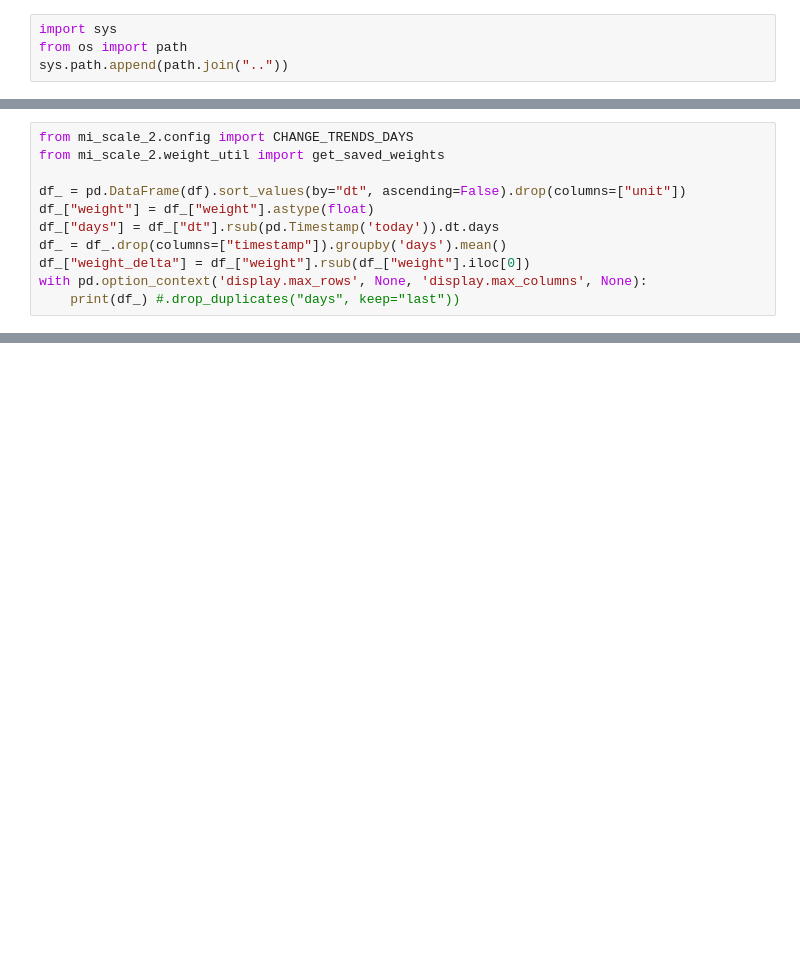
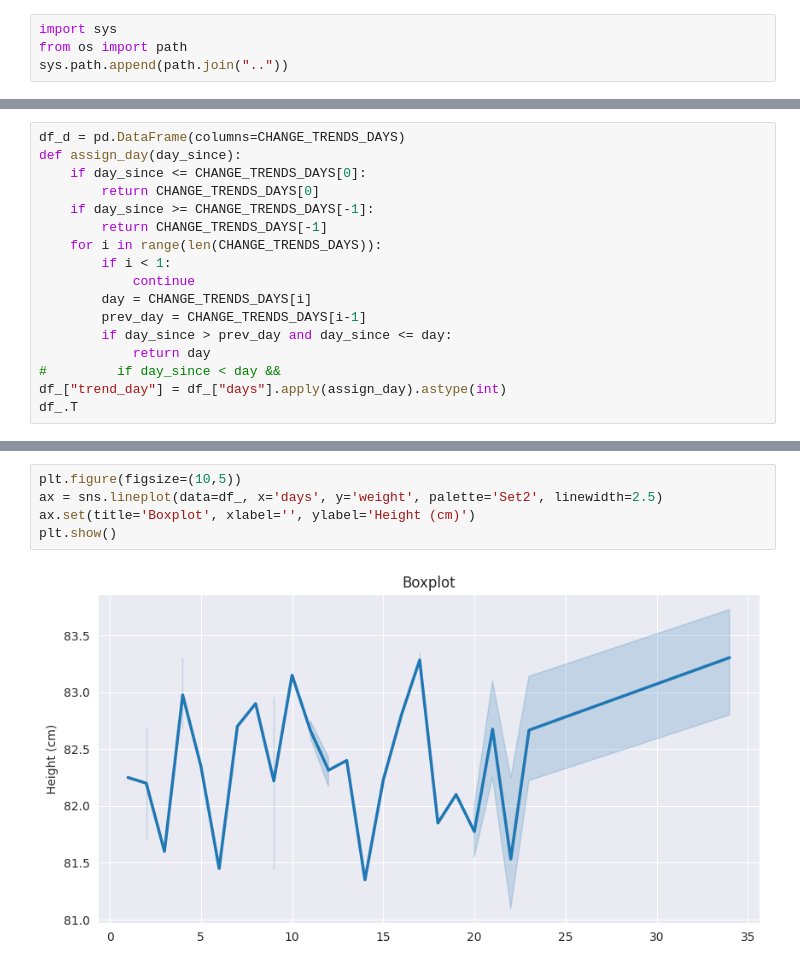
Before and after one commit to pohy/mi-scale-2, a Jupyter notebook: experiments/plots.ipynb, the cells around one changed output, grey strips where cells are left out. Drawn from its saved outputs; the diff is of its cells as text; blank space fills up the shorter version.

```diff
--- a/experiments/plots.ipynb
+++ b/experiments/plots.ipynb
@@ -81,11 +80,0 @@ Index(['weight', 'unit', 'timestamp', 'dt'], dtype='object')
-# %%
-from mi_scale_2.config import CHANGE_TRENDS_DAYS
-from mi_scale_2.weight_util import get_saved_weights
-
-df_ = pd.DataFrame(df).sort_values(by="dt", ascending=False).drop(columns=["unit"])
-df_["weight"] = df_["weight"].astype(float)
-df_["days"] = df_["dt"].rsub(pd.Timestamp('today')).dt.days
-df_ = df_.drop(columns=["timestamp"]).groupby('days').mean()
-df_["weight_delta"] = df_["weight"].rsub(df_["weight"].iloc[0])
-with pd.option_context('display.max_rows', None, 'display.max_columns', None):
-    print(df_) #.drop_duplicates("days", keep="last"))
@@ -119,0 +81,17 @@ Text(0, 0.5, 'Weight (kg)')
+# %%
+df_d = pd.DataFrame(columns=CHANGE_TRENDS_DAYS)
+def assign_day(day_since):
+    if day_since <= CHANGE_TRENDS_DAYS[0]:
+        return CHANGE_TRENDS_DAYS[0]
+    if day_since >= CHANGE_TRENDS_DAYS[-1]:
+        return CHANGE_TRENDS_DAYS[-1]
+    for i in range(len(CHANGE_TRENDS_DAYS)):
+        if i < 1:
+            continue
+        day = CHANGE_TRENDS_DAYS[i]
+        prev_day = CHANGE_TRENDS_DAYS[i-1]
+        if day_since > prev_day and day_since <= day:
+            return day
+#         if day_since < day &&
+df_["trend_day"] = df_["days"].apply(assign_day).astype(int)
+df_.T
@@ -119,0 +107,7 @@ Text(0, 0.5, 'Weight (kg)')
+# %%
+plt.figure(figsize=(10,5))
+ax = sns.lineplot(data=df_, x='days', y='weight', palette='Set2', linewidth=2.5)
+ax.set(title='Boxplot', xlabel='', ylabel='Height (cm)')
+plt.show()
+# %% [output]
+[figure, added]
```
Also changed, not shown: parts of 13 cells of this notebook, 8 other files.
